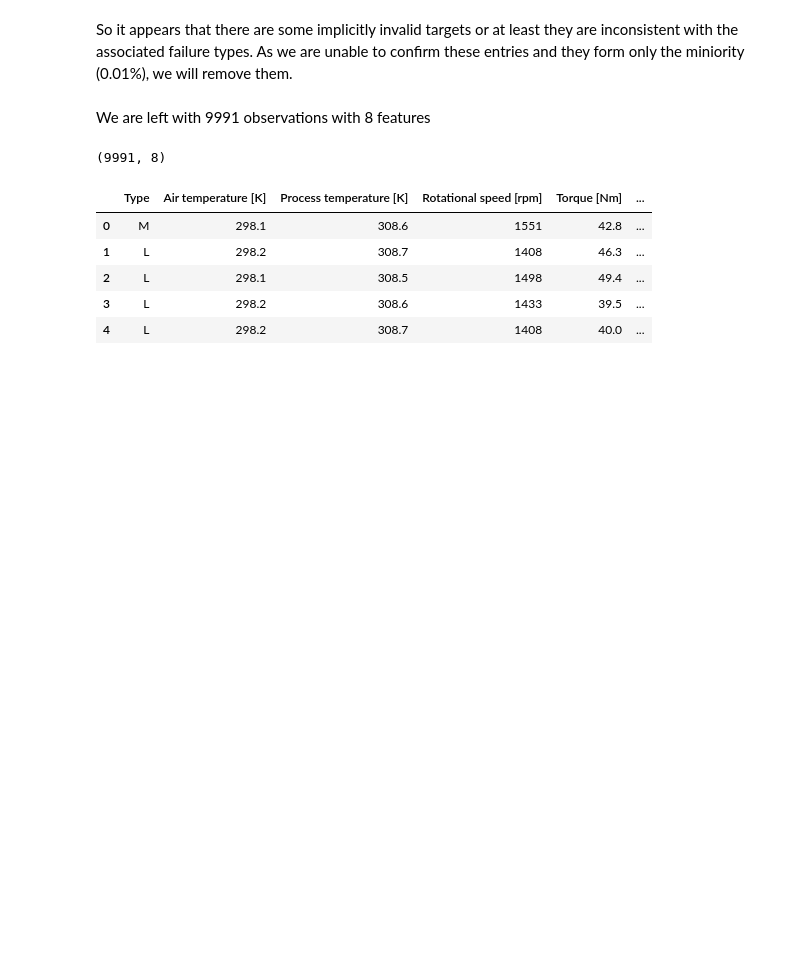
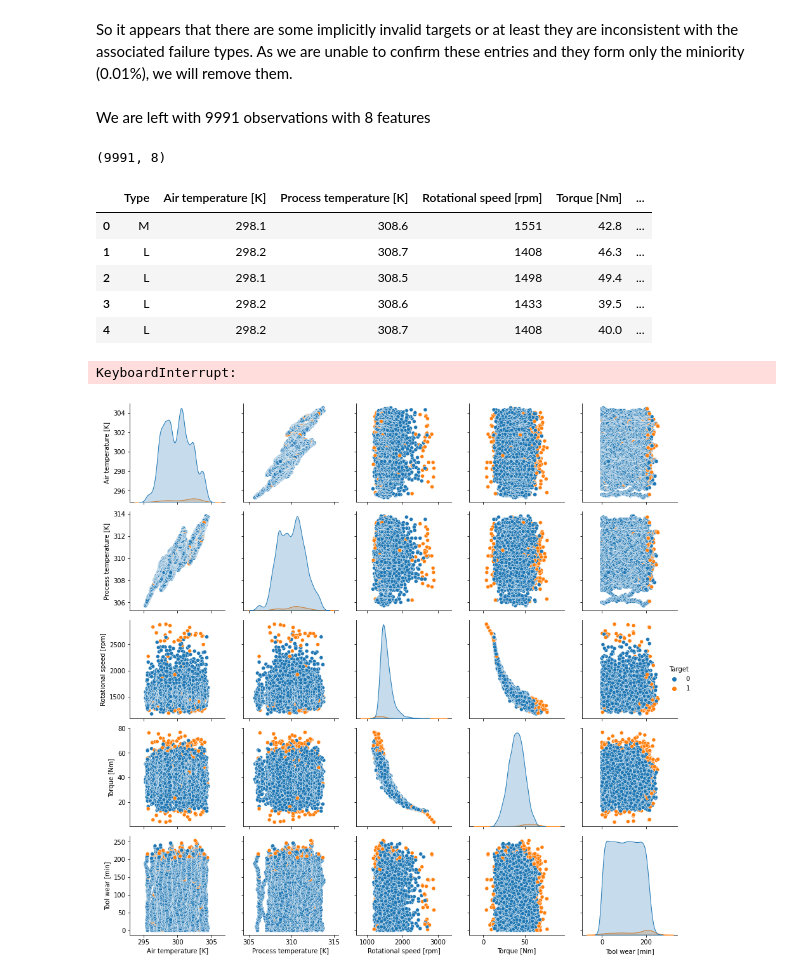
Before and after one commit to ChngYuanLongRandy/MachinePredictiveMaintenanceClassification, a Jupyter notebook: notebook.ipynb, the cells around one changed output. Cells and saved outputs as stored; diff of their text form; code cells hidden in the pictures; blank space fills up the shorter version.

```diff
--- a/notebook.ipynb
+++ b/notebook.ipynb
@@ -195,3 +203,8 @@ df.head()
 | 2 | L | 298.1 | 308.5 | 1498 | 49.4 | ... |
 | 3 | L | 298.2 | 308.6 | 1433 | 39.5 | ... |
 | 4 | L | 298.2 | 308.7 | 1408 | 40.0 | ... |
+# %%
+sns.pairplot(data=df, hue='Target')
+# %% [output]
+KeyboardInterrupt:
+[figure, added]
```
Also changed, not shown: parts of 32 cells of this notebook, 1 other file.
